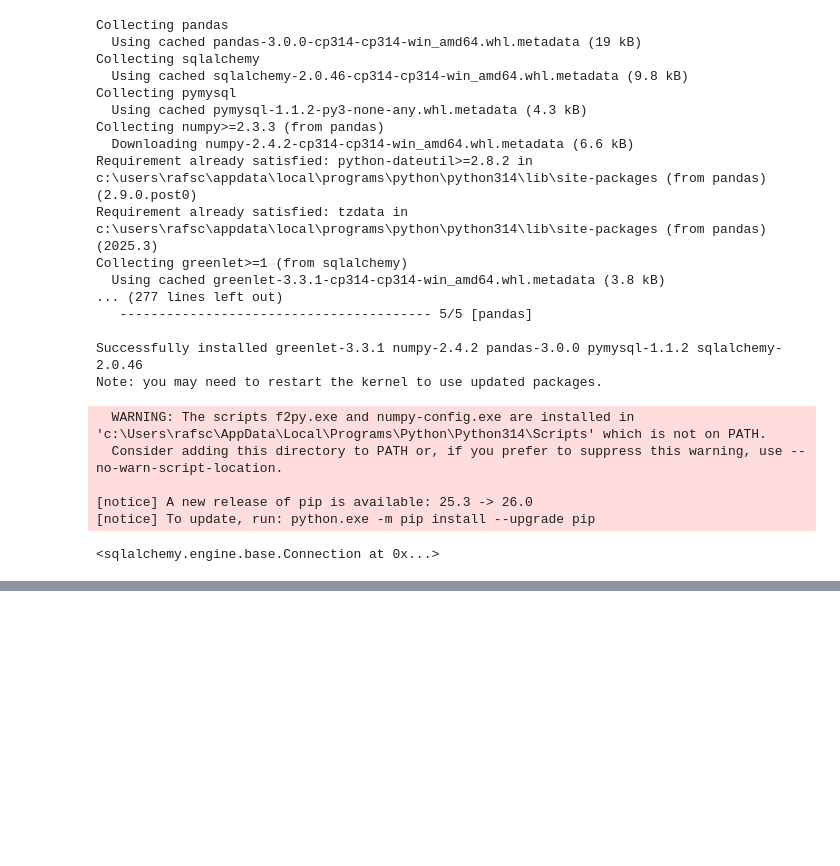
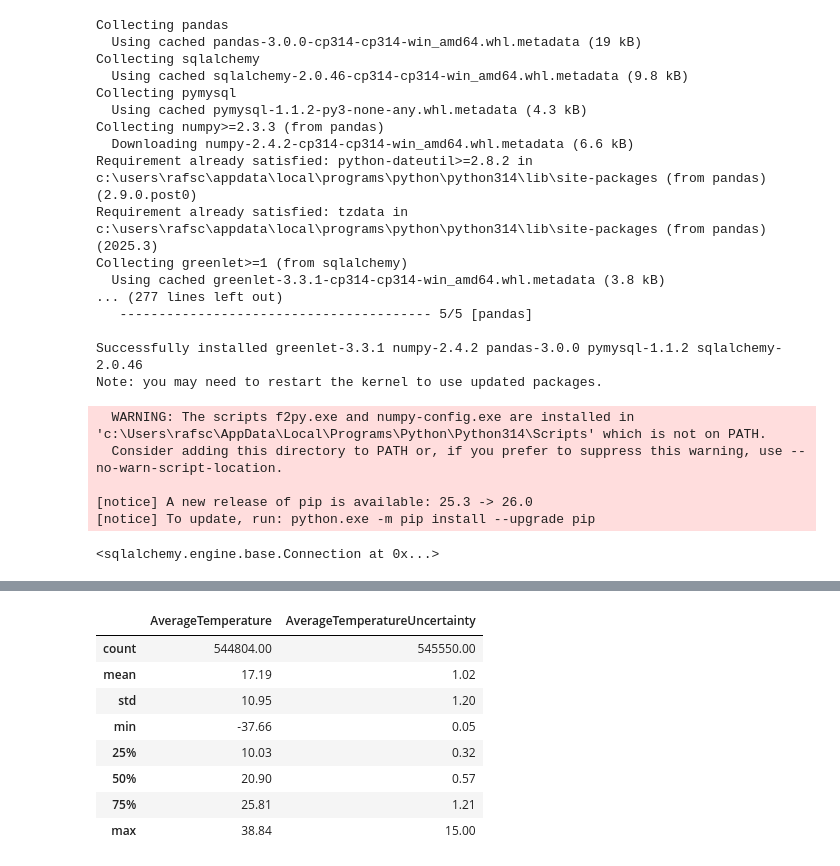
Before and after one commit to rafschmeits/nieuwe-datascience, a Jupyter notebook: climate-watch/climate_watch.ipynb, the cells around one changed output, grey strips where cells are left out. Drawn from its saved outputs; the diff is of its cells as text; code cells hidden in the pictures; blank space fills up the shorter version.

```diff
--- a/climate-watch/climate_watch.ipynb
+++ b/climate-watch/climate_watch.ipynb
@@ -73,0 +84,12 @@ ModuleNotFoundError: No module named 'pandas'
+# %%
+country[['AverageTemperature', 'AverageTemperatureUncertainty']].describe()
+# %% [output]
+|  | AverageTemperature | AverageTemperatureUncertainty |
+| count | 544804.00 | 545550.00 |
+| mean | 17.19 | 1.02 |
+| std | 10.95 | 1.20 |
+| min | -37.66 | 0.05 |
+| 25% | 10.03 | 0.32 |
+| 50% | 20.90 | 0.57 |
+| 75% | 25.81 | 1.21 |
+| max | 38.84 | 15.00 |
```
Also changed, not shown: parts of 14 cells of this notebook.
